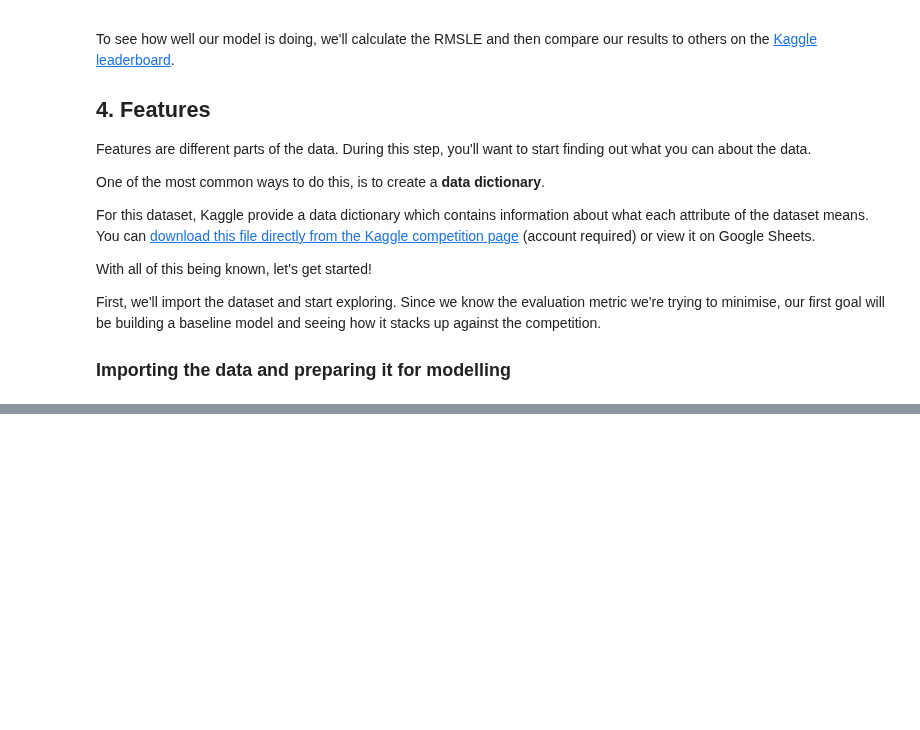
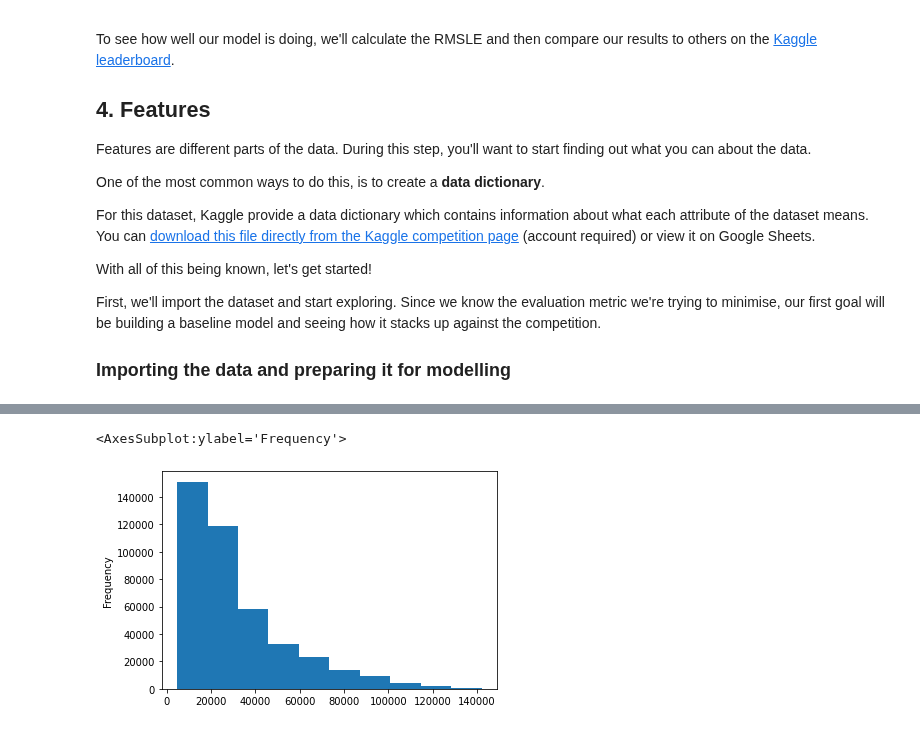
Before and after one commit to arghanath007/Data-Science, a Jupyter notebook: Bulldozer_price_prediction(Regression)/bulldozer_price_predictions.ipynb, the cells around one changed output, grey strips where cells are left out. Saved outputs shown, nothing was run; the diff lists cells and outputs as text; code cells hidden in the pictures; blank space fills up the shorter version.

```diff
--- a/Bulldozer_price_prediction(Regression)/bulldozer_price_predictions.ipynb
+++ b/Bulldozer_price_prediction(Regression)/bulldozer_price_predictions.ipynb
@@ -52,0 +131,5 @@ import sklearn
+# %%
+df.SalePrice.plot.hist()
+# %% [output]
+<AxesSubplot:ylabel='Frequency'>
+[figure, added]
```
Also changed, not shown: parts of 88 cells of this notebook, 22 other files.
